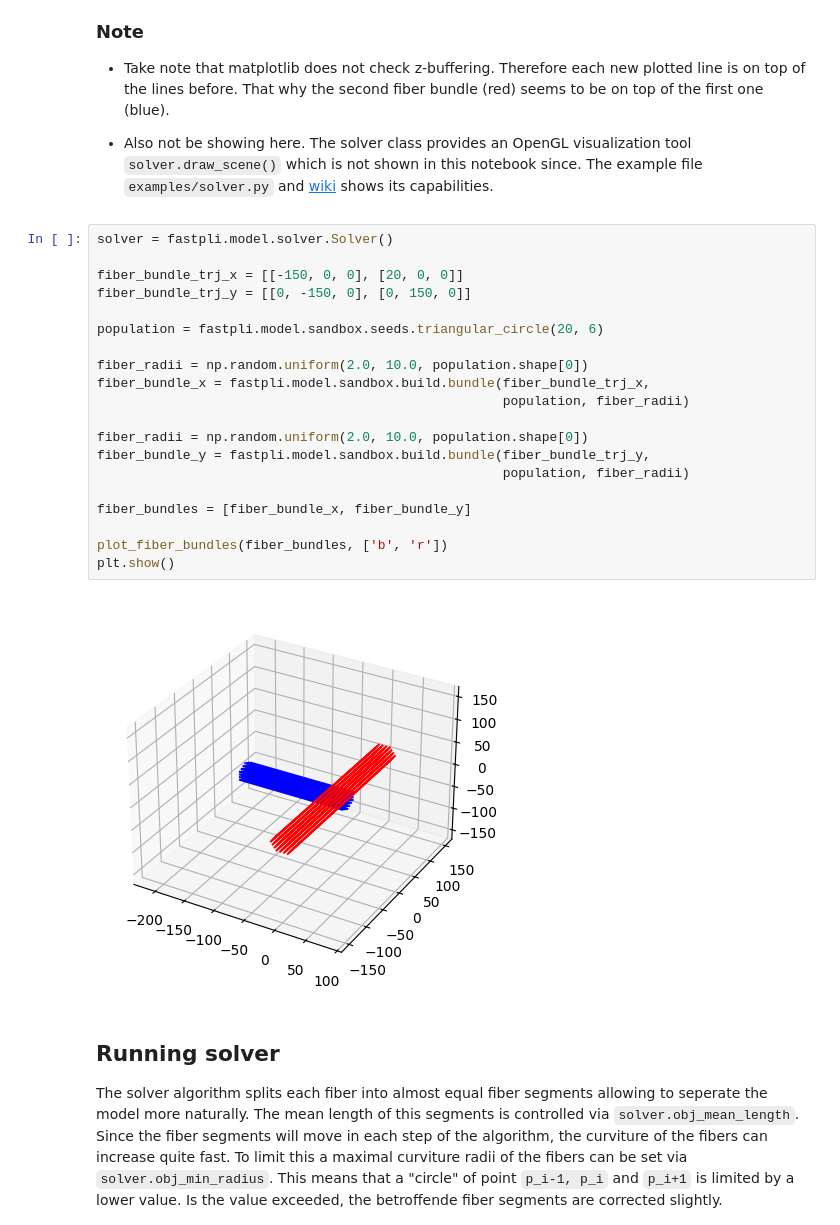
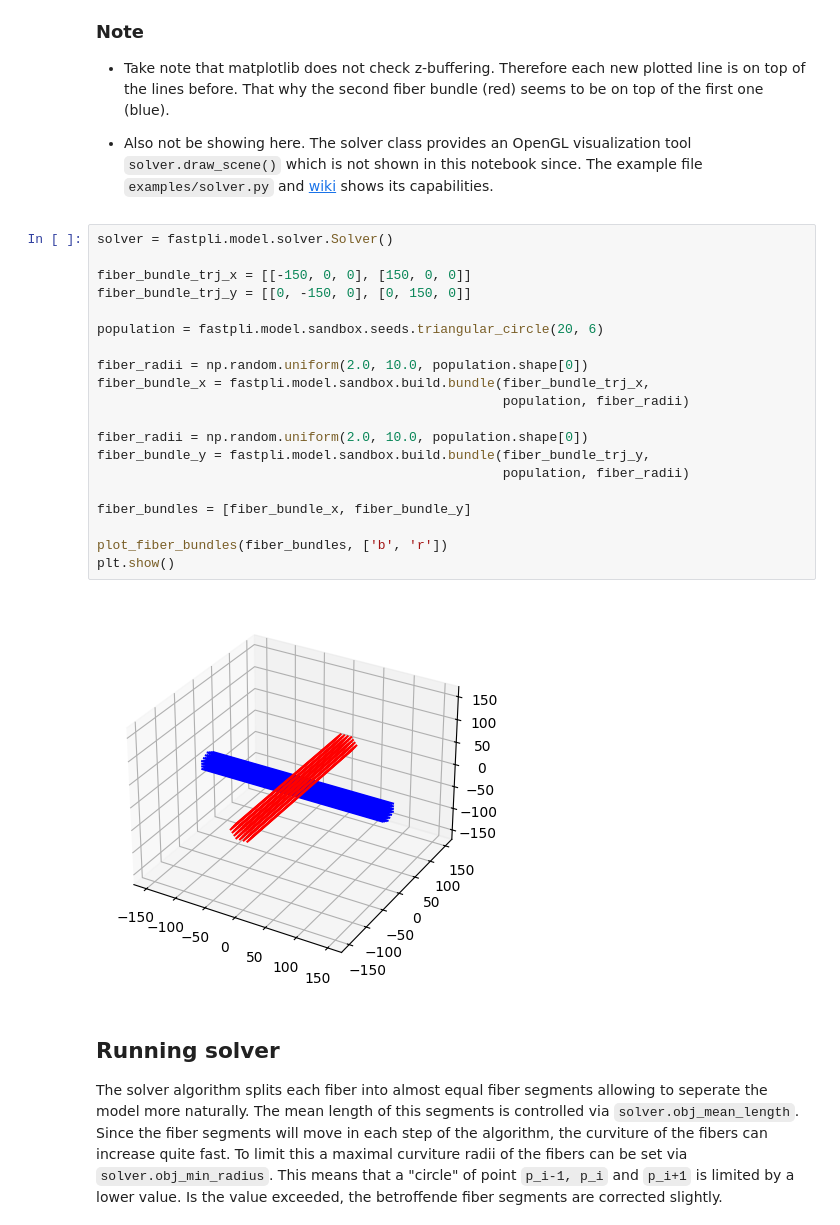
Before and after one commit to TimLockstedt/BA, a Jupyter notebook: generated_fibers.ipynb, the cells around one changed output. Drawn from its saved outputs; the diff is of its cells as text.

```diff
--- a/generated_fibers.ipynb
+++ b/generated_fibers.ipynb
@@ -73,25 +73,25 @@ The example file `examples/solver.py` and [wiki](https://github.com/3d-pli/fastp
 # %%
 solver = fastpli.model.solver.Solver()
 
-fiber_bundle_trj_x = [[-150, 0, 0], [20, 0, 0]]
+fiber_bundle_trj_x = [[-150, 0, 0], [150, 0, 0]]
 fiber_bundle_trj_y = [[0, -150, 0], [0, 150, 0]]
 
 population = fastpli.model.sandbox.seeds.triangular_circle(20, 6)
 
 fiber_radii = np.random.uniform(2.0, 10.0, population.shape[0])
 fiber_bundle_x = fastpli.model.sandbox.build.bundle(fiber_bundle_trj_x,
                                                     population, fiber_radii)
 
 fiber_radii = np.random.uniform(2.0, 10.0, population.shape[0])
 fiber_bundle_y = fastpli.model.sandbox.build.bundle(fiber_bundle_trj_y,
                                                     population, fiber_radii)
 
 fiber_bundles = [fiber_bundle_x, fiber_bundle_y]
 
 plot_fiber_bundles(fiber_bundles, ['b', 'r'])
 plt.show()
 # %% [output]
-[figure, old version]
+[figure, new version]
 # %% [markdown]
 ## Running solver
 
```
Also changed, not shown: parts of 5 cells of this notebook, 25 other files.
